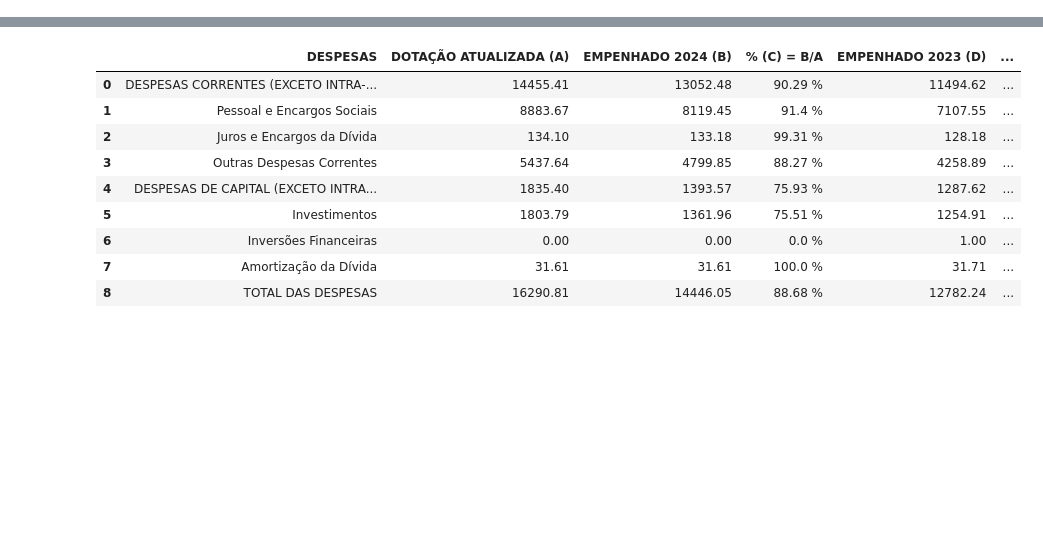
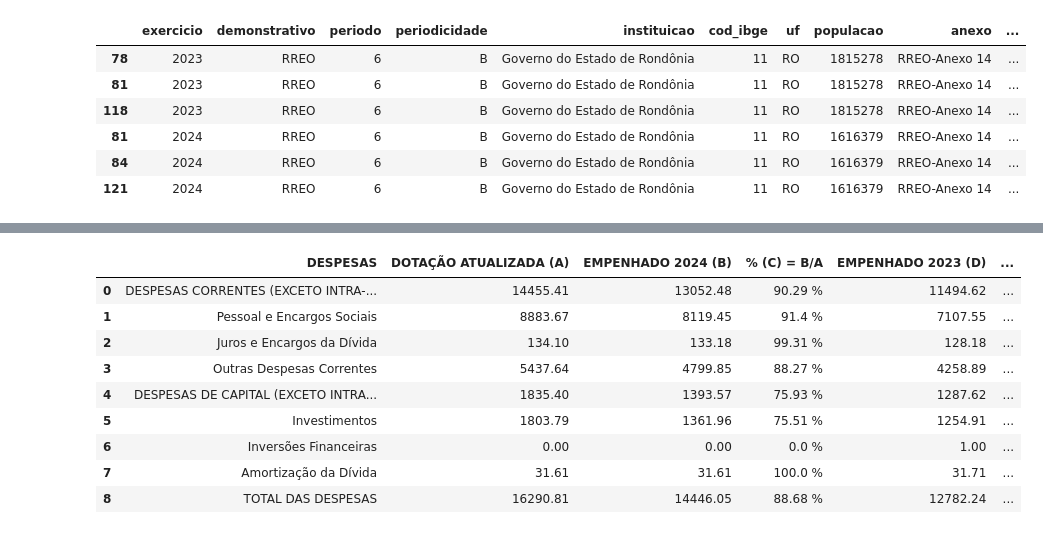
Before and after one commit to PedroJRod/api_siconfi, a Jupyter notebook: report.ipynb, the cells around one changed output, grey strips where cells are left out. Saved outputs shown, nothing was run; the diff lists cells and outputs as text; code cells hidden in the pictures; blank space fills up the shorter version.

```diff
--- a/report.ipynb
+++ b/report.ipynb
@@ -65,0 +77,11 @@ KeyboardInterrupt:
+# %%
+rreo_df.loc[rreo_df['coluna'] == '% Aplicado Até o Bimestre', 'coluna'] = 'perc Aplicado Até o Bimestre'
+rreo_df[rreo_df['coluna'] == 'perc Aplicado Até o Bimestre']
+# %% [output]
+|  | exercicio | demonstrativo | periodo | periodicidade | instituicao | cod_ibge | uf | populacao | anexo | ... |
+| 78 | 2023 | RREO | 6 | B | Governo do Estado de Rondônia | 11 | RO | 1815278 | RREO-Anexo 14 | ... |
+| 81 | 2023 | RREO | 6 | B | Governo do Estado de Rondônia | 11 | RO | 1815278 | RREO-Anexo 14 | ... |
+| 118 | 2023 | RREO | 6 | B | Governo do Estado de Rondônia | 11 | RO | 1815278 | RREO-Anexo 14 | ... |
+| 81 | 2024 | RREO | 6 | B | Governo do Estado de Rondônia | 11 | RO | 1616379 | RREO-Anexo 14 | ... |
+| 84 | 2024 | RREO | 6 | B | Governo do Estado de Rondônia | 11 | RO | 1616379 | RREO-Anexo 14 | ... |
+| 121 | 2024 | RREO | 6 | B | Governo do Estado de Rondônia | 11 | RO | 1616379 | RREO-Anexo 14 | ... |
```
Also changed, not shown: parts of 8 cells of this notebook, 3 other files.
